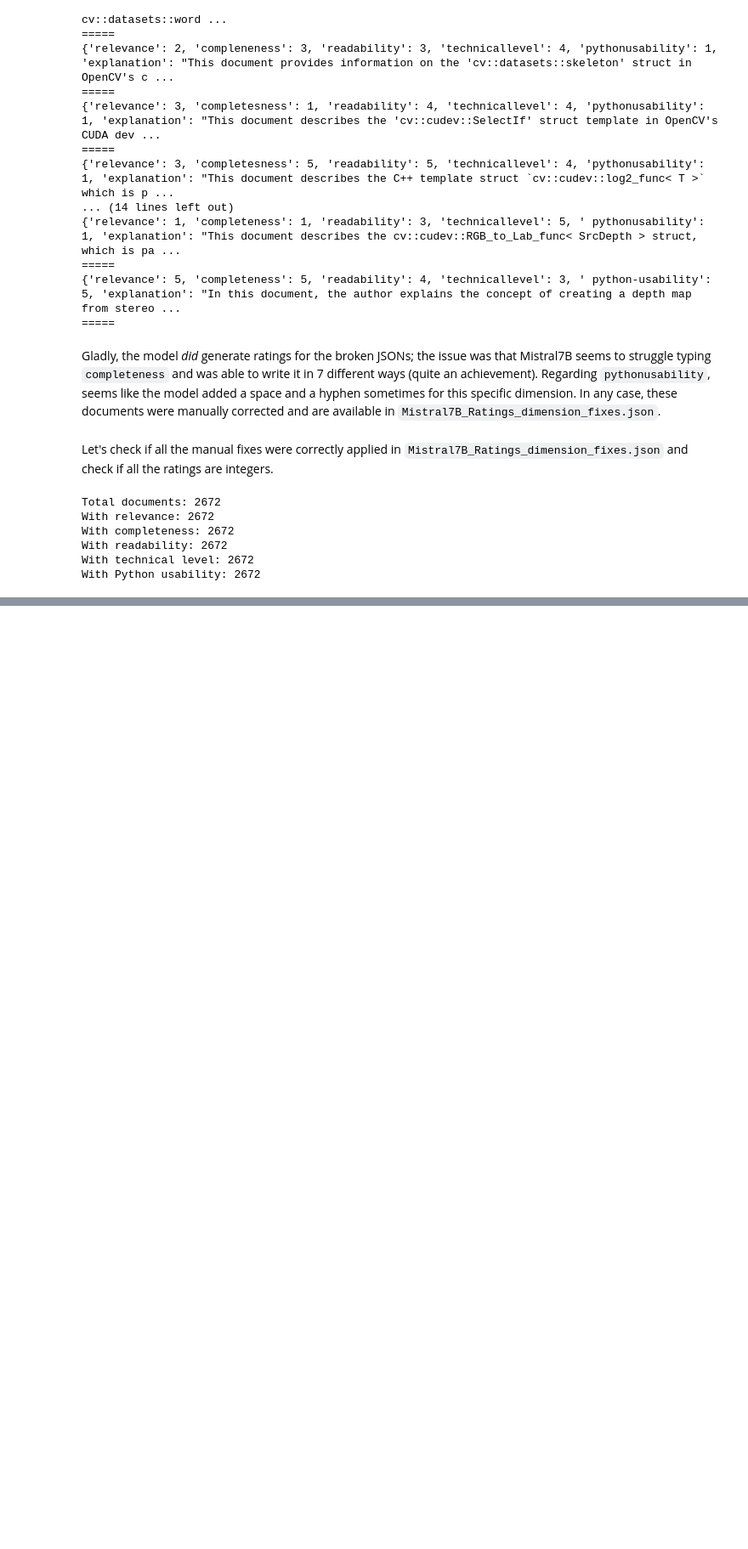
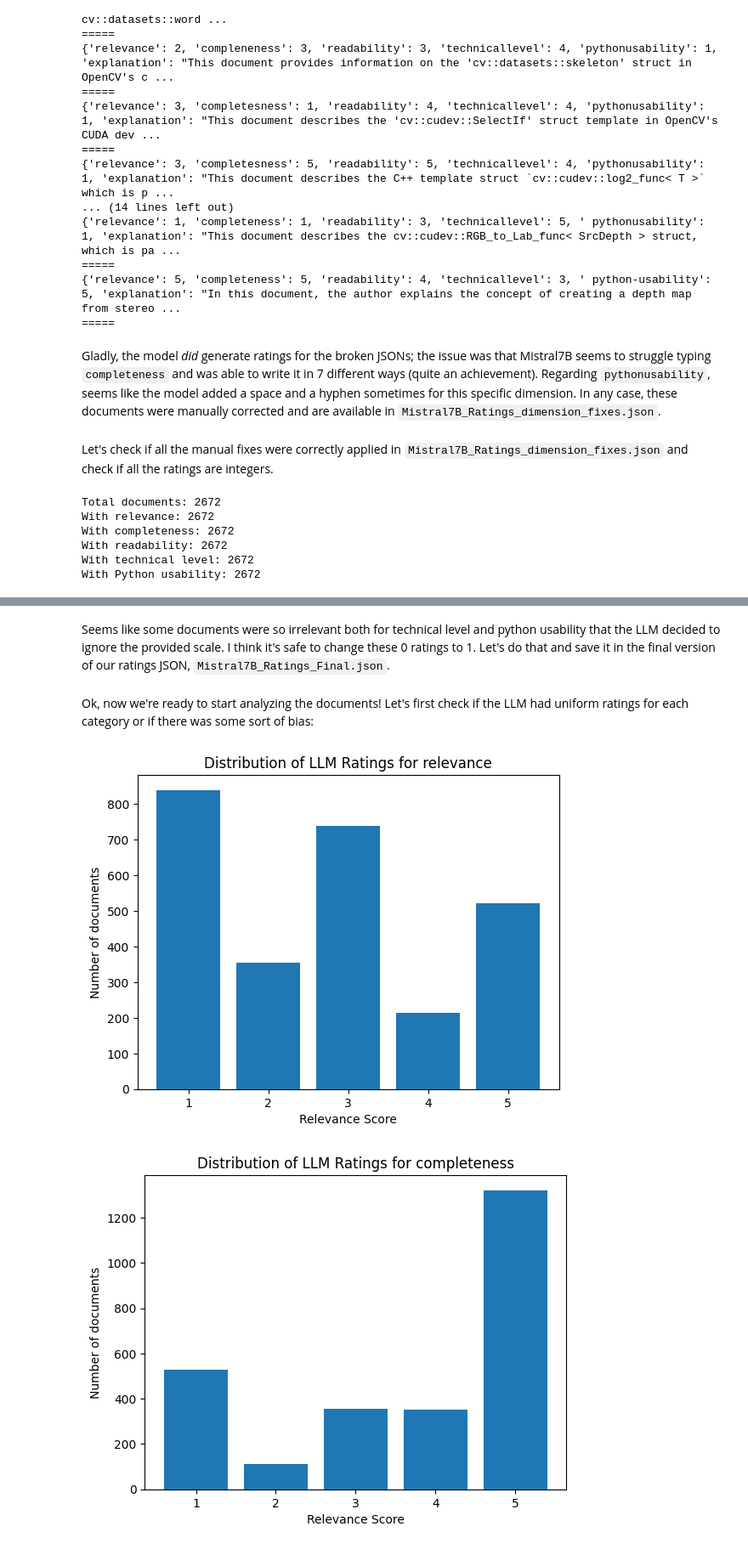
Before and after one commit to SergioPulidoC/OpenCVPythonRAG, a Jupyter notebook: notebooks/DocumentExtraction.ipynb, the cells around one changed output, grey strips where cells are left out. Shown at 85% size. Drawn from its saved outputs; the diff is of its cells as text; code cells hidden in the pictures; blank space fills up the shorter version.

Commit message:
dimension by dimension analysis

```diff
--- a/notebooks/DocumentExtraction.ipynb
+++ b/notebooks/DocumentExtraction.ipynb
@@ -845,0 +868,44 @@ Seems like we're ready to go. Let's start by checking how prone was the LLM to g
+# %% [markdown]
+Seems like some documents were so irrelevant both for technical level and python usability that the LLM decided to ignore the provided scale. I think it's safe to change these 0 ratings to 1. Let's do that and save it in the final version of our ratings JSON, `Mistral7B_Ratings_Final.json`.
+# %%
+ratings = ratings_manual
+for rating in ratings:
+    if rating["technicallevel"] < 1:
+        rating["technicallevel"] = 1
+    if rating["pythonusability"] < 1:
+        rating["pythonusability"] = 1
+
+ratings_filename = f"../data/ExtractedDocuments/Exploratory/RelevanceMeasurement/Mistral7B_Ratings_Final.json"
+with open(ratings_filename, "w") as ratings_file:
+    json.dump(ratings, ratings_file)
+# %% [markdown]
+Ok, now we're ready to start analyzing the documents! Let's first check if the LLM had uniform ratings for each category or if there was some sort of bias:
+# %%
+import pandas as pd
+import matplotlib.pyplot as plt
+dimension_ratings = []
+dimensions = [
+    "relevance",
+    "completeness",
+    "readability",
+    "technicallevel",
+    "pythonusability"
+]
+for dimension in dimensions:
+    dimension_ratings.append([rating[dimension] for rating in ratings])
+
+for i, dimension_rating in enumerate(dimension_ratings):
+    fig = pd.Series(dimension_ratings[i]).hist(
+        bins=[0.5, 1.5, 2.5, 3.5, 4.5, 5.5],  # Set bins to align with whole numbers
+        grid=False,
+        rwidth=0.8
+    )
+
+    plt.xticks([1, 2, 3, 4, 5])  # Set ticks to 1-5
+    plt.xlabel("Relevance Score")
+    plt.ylabel("Number of documents")
+    plt.title("Distribution of LLM Ratings for " + dimensions[i])
+    plt.show()
+# %% [output]
+[figure, added]
+[figure, added]
```
Also changed, not shown: parts of 24 cells of this notebook, 1 other file.
